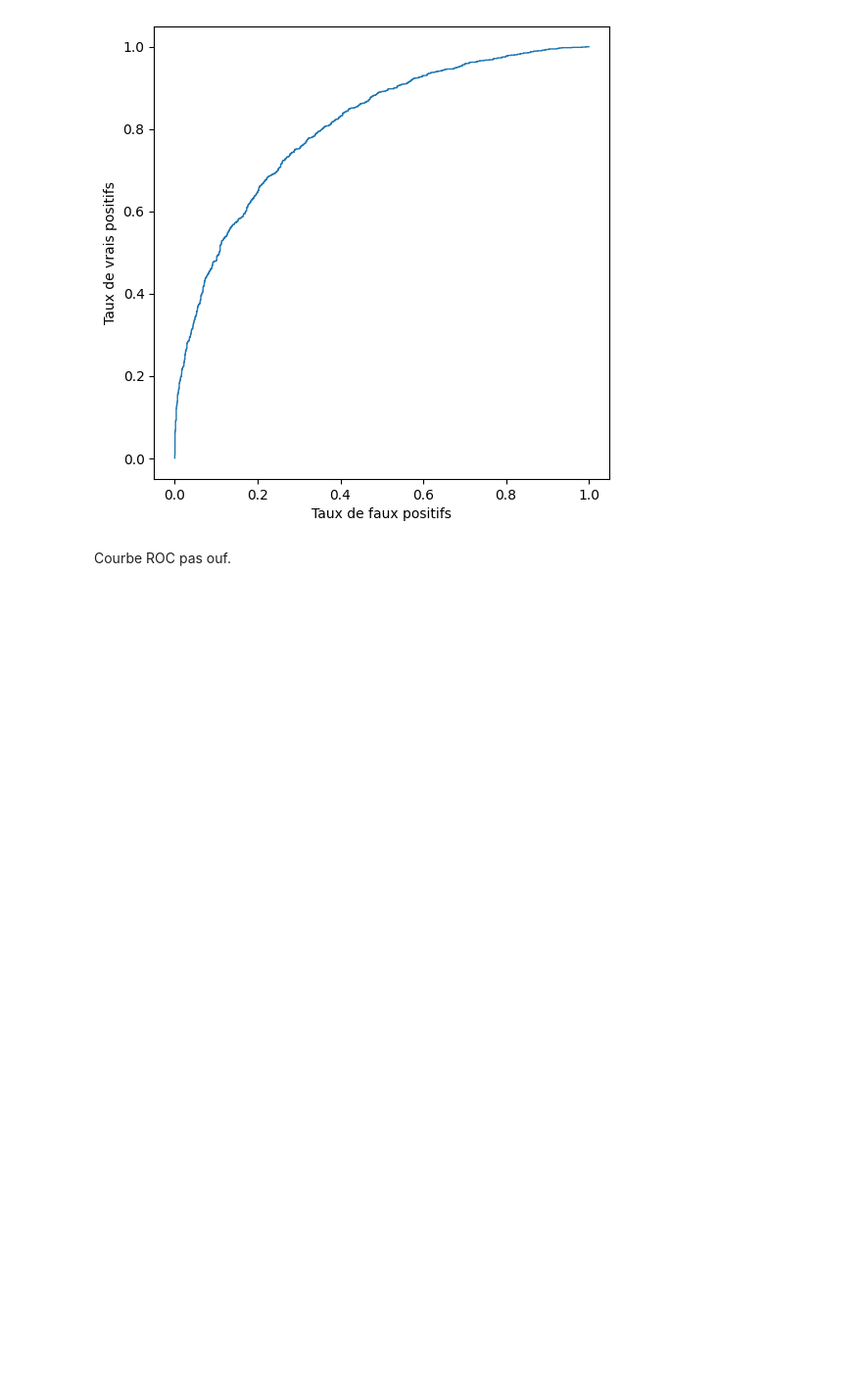
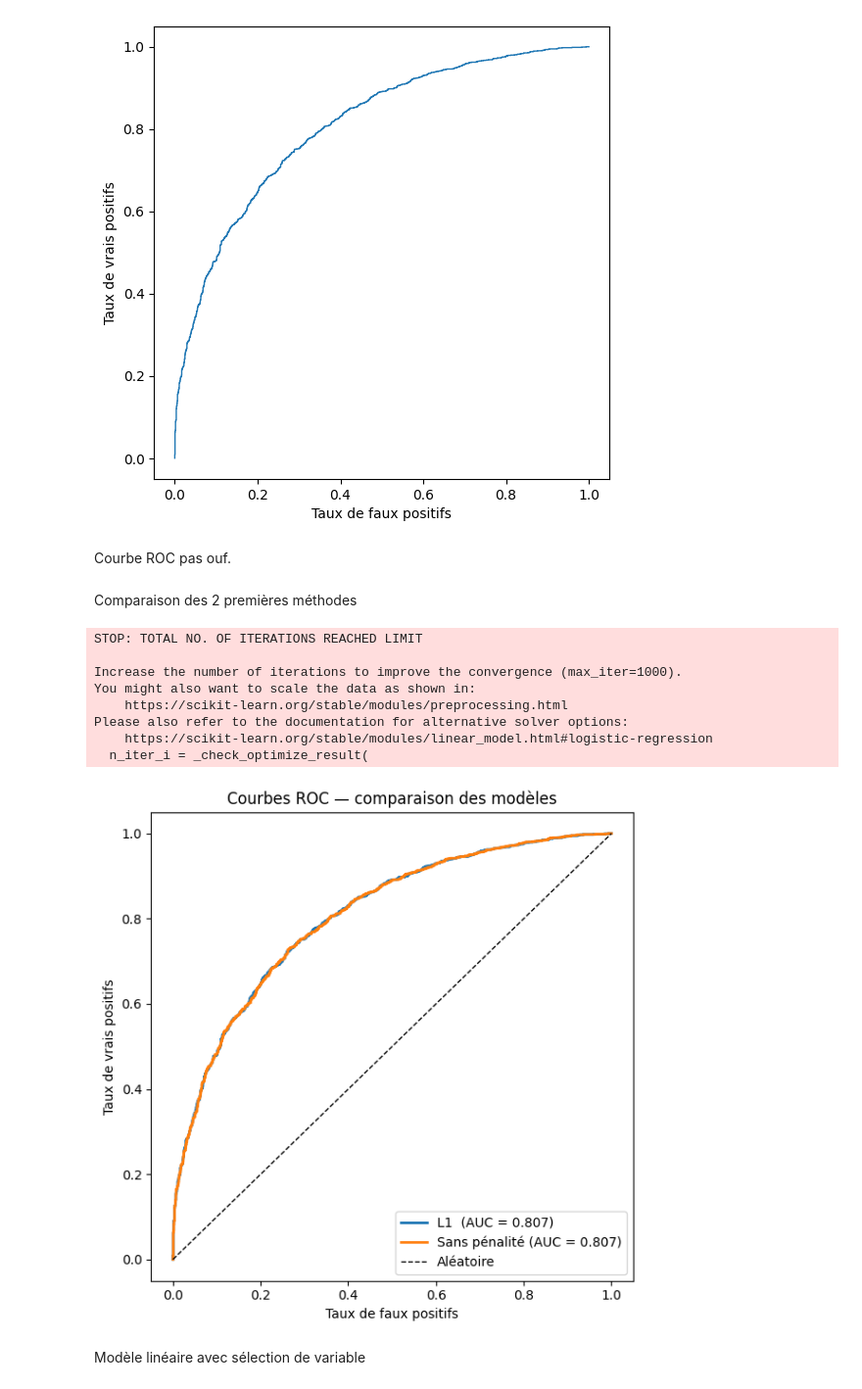
Before and after one commit to corentinbrand/ML-project, a Jupyter notebook: analyses_python/Reg_Lin.ipynb, the cells around one changed output. Shown at 98% size. Cells and saved outputs as stored; diff of their text form; code cells hidden in the pictures; blank space fills up the shorter version.

```diff
--- a/analyses_python/Reg_Lin.ipynb
+++ b/analyses_python/Reg_Lin.ipynb
@@ -188,3 +221,50 @@ plt.show()
 [figure]
 # %% [markdown]
 Courbe ROC pas ouf.
+# %% [markdown]
+Comparaison des 2 premières méthodes
+# %%
+from sklearn.metrics import roc_curve, auc
+
+# --- modèle L1 (votre code existant) --------------------------------
+probas_l1 = LogisticRegression(
+    penalty="l1", solver="liblinear",
+    C=logitOpt.best_params_['C']
+).fit(X_train, Y_train_AVC).predict_proba(X_test)
+
+fpr_l1, tpr_l1, _ = roc_curve(Y_test_AVC, probas_l1[:, 1])
+auc_l1 = auc(fpr_l1, tpr_l1)
+
+# --- modèle sans pénalisation (nouveau) -----------------------------
+probas_none = LogisticRegression(
+    penalty=None, solver="lbfgs", max_iter=1000
+).fit(X_train, Y_train_AVC).predict_proba(X_test)
+
+fpr_none, tpr_none, _ = roc_curve(Y_test_AVC, probas_none[:, 1])
+auc_none = auc(fpr_none, tpr_none)
+
+# --- tracé conjoint -------------------------------------------------
+fig, ax = plt.subplots(figsize=(6, 6))
+
+ax.plot(fpr_l1,   tpr_l1,   lw=2, label=f"L1  (AUC = {auc_l1:.3f})")
+ax.plot(fpr_none, tpr_none, lw=2, label=f"Sans pénalité (AUC = {auc_none:.3f})")
+ax.plot([0, 1], [0, 1], "k--", lw=1, label="Aléatoire")
+
+ax.set_xlabel("Taux de faux positifs")
+ax.set_ylabel("Taux de vrais positifs")
+ax.set_title("Courbes ROC — comparaison des modèles")
+ax.legend(loc="lower right")
+plt.tight_layout()
+plt.show()
+# %% [output]
+STOP: TOTAL NO. OF ITERATIONS REACHED LIMIT
+
+Increase the number of iterations to improve the convergence (max_iter=1000).
+You might also want to scale the data as shown in:
+    https://scikit-learn.org/stable/modules/preprocessing.html
+Please also refer to the documentation for alternative solver options:
+    https://scikit-learn.org/stable/modules/linear_model.html#logistic-regression
+  n_iter_i = _check_optimize_result(
+[figure, added]
+# %% [markdown]
+Modèle linéaire avec sélection de variable
```
Also changed, not shown: parts of 12 cells of this notebook.
